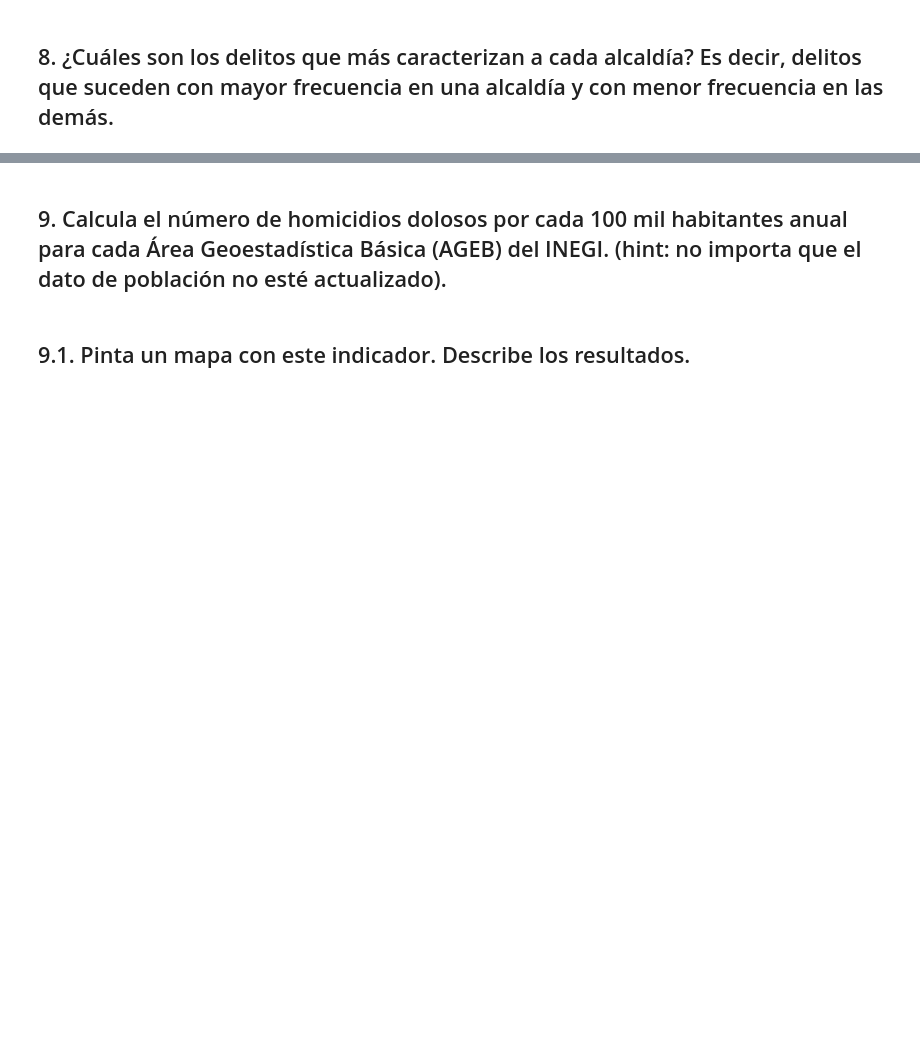
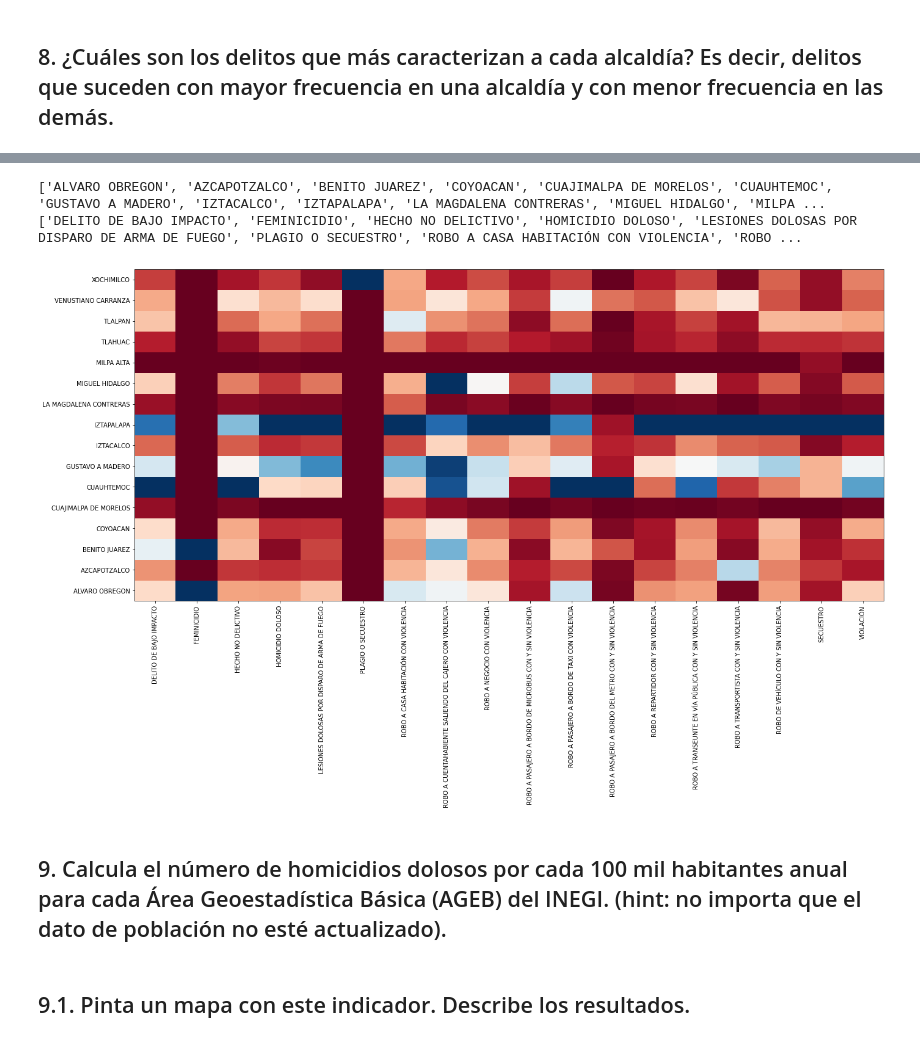
Before and after one commit to Conrado-Montealegre/OPI-DS-Test, a Jupyter notebook: 01_SeccionA.ipynb, the cells around one changed output, grey strips where cells are left out. Drawn from its saved outputs; the diff is of its cells as text; code cells hidden in the pictures; blank space fills up the shorter version.

```diff
--- a/01_SeccionA.ipynb
+++ b/01_SeccionA.ipynb
@@ -314,0 +739,4 @@ delitos_ts =
+# %%
+carp_alcaldias2_piv = carp_alcaldias2_grp.pivot(index='alcaldia_hechos',columns='categoria_delito')
+carp_alcaldias2_piv = carp_alcaldias2_piv.fillna(0)
+carp_alcaldias2_piv
@@ -314,0 +763,9 @@ delitos_ts =
+# %%
+from sklearn import preprocessing
+np_carp_alcadias2_piv = carp_alcaldias2_piv.values
+#scale = preprocessing.MinMaxScaler()
+scale = preprocessing.StandardScaler()
+np_carp_alcadias2_piv_scaled = scale.fit_transform(np_carp_alcadias2_piv)
+carp_alcadias2_piv_scaled = DataFrame(np_carp_alcadias2_piv_scaled)
+carp_alcadias2_piv_scaled
+#np_carp_alcadias2_piv_scaled
@@ -315,3 +790,40 @@ delitos_ts =
+# %%
+alcaldias_sorted = sorted(alcaldias)
+delitos = carp_alcaldias2['categoria_delito'].unique()
+delitos_sorted = sorted(delitos)
+print(alcaldias_sorted)
+print(delitos_sorted)
+# %% [output]
+['ALVARO OBREGON', 'AZCAPOTZALCO', 'BENITO JUAREZ', 'COYOACAN', 'CUAJIMALPA DE MORELOS', 'CUAUHTEMOC', 'GUSTAVO A MADERO', 'IZTACALCO', 'IZTAPALAPA', 'LA MAGDALENA CONTRERAS', 'MIGUEL HIDALGO', 'MILPA ...
+['DELITO DE BAJO IMPACTO', 'FEMINICIDIO', 'HECHO NO DELICTIVO', 'HOMICIDIO DOLOSO', 'LESIONES DOLOSAS POR DISPARO DE ARMA DE FUEGO', 'PLAGIO O SECUESTRO', 'ROBO A CASA HABITACIÓN CON VIOLENCIA', 'ROBO ...
+# %%
+fig, ax = plt.subplots()
+im=ax.pcolor(carp_alcadias2_piv_scaled,cmap='RdBu')
+
+#Label Names
+row_labels = carp_alcaldias2_piv.columns.levels[1]
+col_labels = carp_alcaldias2_piv.index
+
+#move ticks and labels
+ax.set_xticks(np.arange(carp_alcaldias2_piv.shape[1])+0.5, minor=False)
+ax.set_yticks(np.arange(carp_alcaldias2_piv.shape[0])+0.5, minor=False)
+
+#insert labels
+ax.set_xticklabels(delitos_sorted, minor=False)
+ax.set_yticklabels(alcaldias_sorted, minor=False)
+
+#rotate label
+plt.xticks(rotation = 90)
+
+fig.set_size_inches(22,10)
+#plt.pcolor(carp_alcadias2_piv_scaled, cmap='RdBu')
+#plt.colorbar()
+plt.show()
+
+#ind = np.arange(len(alcaldias))
+#plt.xticks(ind, alcaldias)
+# %% [output]
+[figure, added]
 # %% [markdown]
 ## 9. Calcula el número de homicidios dolosos por cada 100 mil habitantes anual para cada Área Geoestadística Básica (AGEB) del INEGI. (hint: no importa que el dato de población no esté actualizado).
 # %% [markdown]
```
Also changed, not shown: parts of 43 cells of this notebook, 1 other file.
